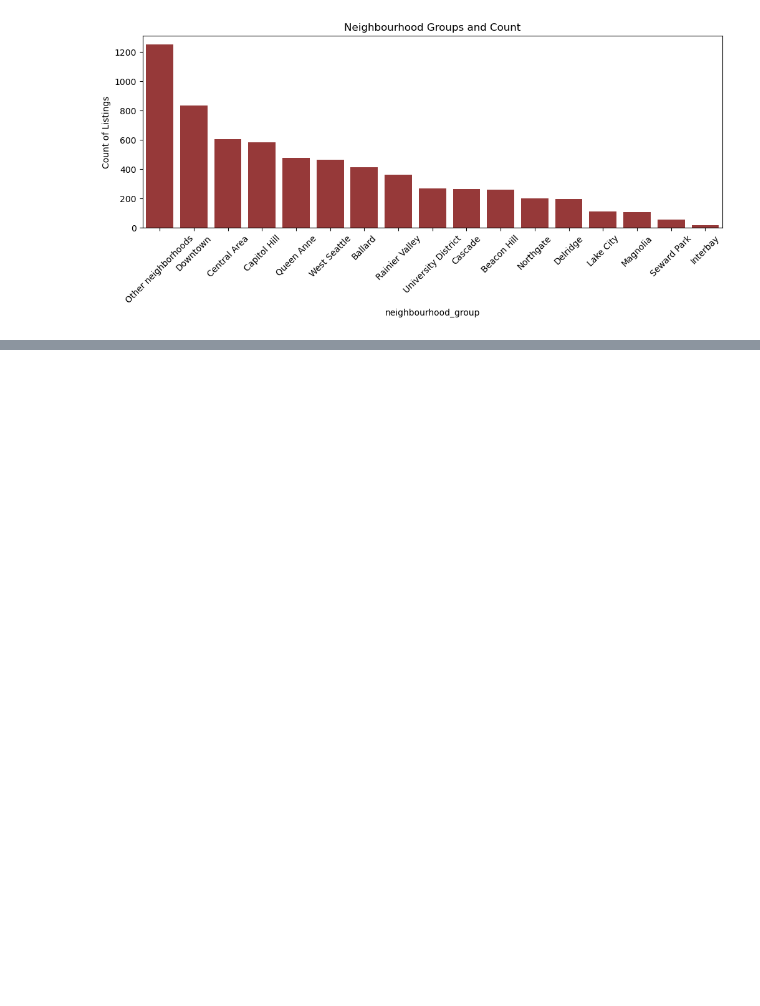
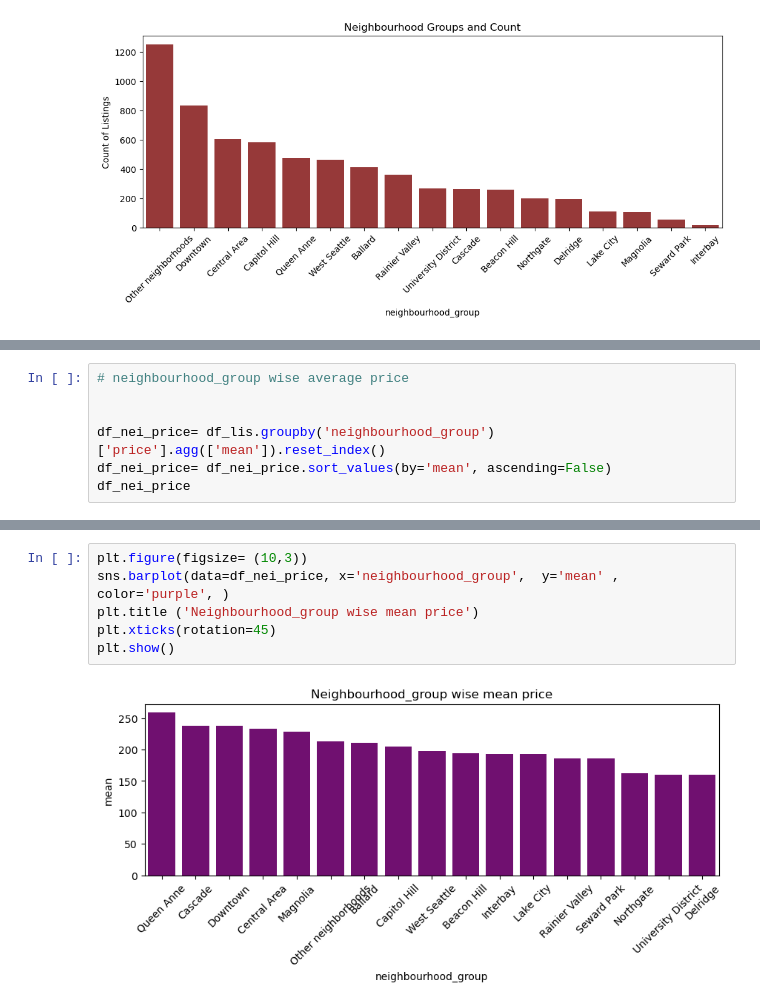
Before and after one commit to sagarbarge/Seattle-Airbnb-Open-Data-, a Jupyter notebook: Seattle Airbnb Open Data - SQL Project.ipynb, the cells around one changed output, grey strips where cells are left out. Saved outputs shown, nothing was run; the diff lists cells and outputs as text; blank space fills up the shorter version.

```diff
--- a/Seattle Airbnb Open Data - SQL Project.ipynb
+++ b/Seattle Airbnb Open Data - SQL Project.ipynb
@@ -242,0 +311,7 @@ plt.show()
+# %%
+# neighbourhood_group wise average price
+
+
+df_nei_price= df_lis.groupby('neighbourhood_group')['price'].agg(['mean']).reset_index()
+df_nei_price= df_nei_price.sort_values(by='mean', ascending=False)
+df_nei_price
@@ -242,0 +337,8 @@ plt.show()
+# %%
+plt.figure(figsize= (10,3))
+sns.barplot(data=df_nei_price, x='neighbourhood_group',  y='mean' , color='purple', )
+plt.title ('Neighbourhood_group wise mean price')
+plt.xticks(rotation=45)
+plt.show()
+# %% [output]
+[figure, added]
```
Also changed, not shown: parts of 24 cells of this notebook.
